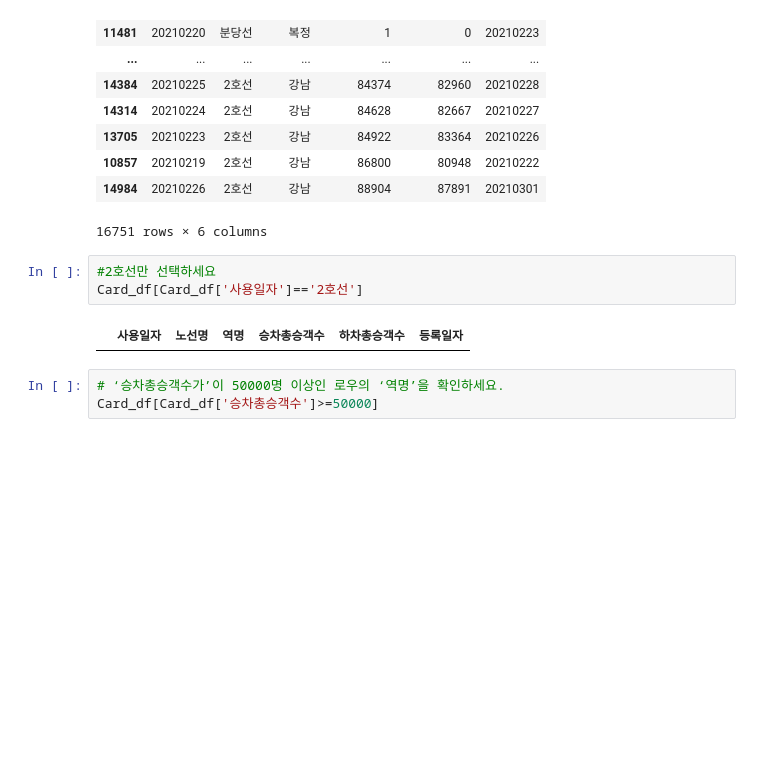
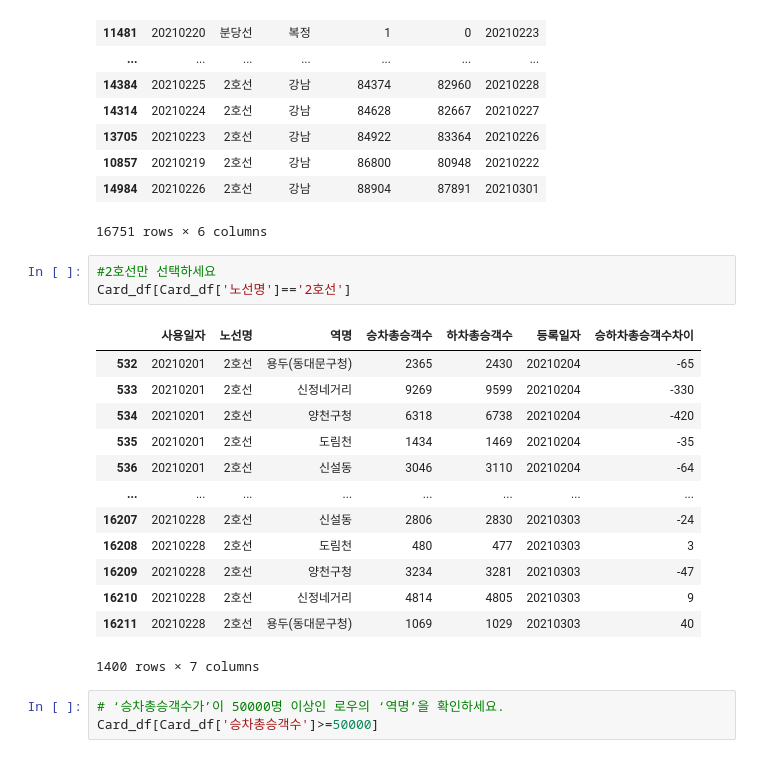
Before and after one commit to sjun4040/hipython_rep, a Jupyter notebook: 15.데이터전처리2.ipynb, the cells around one changed output. Cells and saved outputs as stored; diff of their text form; blank space fills up the shorter version.

```diff
--- a/15.데이터전처리2.ipynb
+++ b/15.데이터전처리2.ipynb
@@ -525,9 +525,21 @@ Card_df.sort_values(by='승차총승객수')
 16751 rows × 6 columns
 # %%
 #2호선만 선택하세요
-Card_df[Card_df['사용일자']=='2호선']
+Card_df[Card_df['노선명']=='2호선']
 # %% [output]
-|  | 사용일자 | 노선명 | 역명 | 승차총승객수 | 하차총승객수 | 등록일자 |
+|  | 사용일자 | 노선명 | 역명 | 승차총승객수 | 하차총승객수 | 등록일자 | 승하차총승객수차이 |
+| 532 | 20210201 | 2호선 | 용두(동대문구청) | 2365 | 2430 | 20210204 | -65 |
+| 533 | 20210201 | 2호선 | 신정네거리 | 9269 | 9599 | 20210204 | -330 |
+| 534 | 20210201 | 2호선 | 양천구청 | 6318 | 6738 | 20210204 | -420 |
+| 535 | 20210201 | 2호선 | 도림천 | 1434 | 1469 | 20210204 | -35 |
+| 536 | 20210201 | 2호선 | 신설동 | 3046 | 3110 | 20210204 | -64 |
+| ... | ... | ... | ... | ... | ... | ... | ... |
+| 16207 | 20210228 | 2호선 | 신설동 | 2806 | 2830 | 20210303 | -24 |
+| 16208 | 20210228 | 2호선 | 도림천 | 480 | 477 | 20210303 | 3 |
+| 16209 | 20210228 | 2호선 | 양천구청 | 3234 | 3281 | 20210303 | -47 |
+| 16210 | 20210228 | 2호선 | 신정네거리 | 4814 | 4805 | 20210303 | 9 |
+| 16211 | 20210228 | 2호선 | 용두(동대문구청) | 1069 | 1029 | 20210303 | 40 |
+1400 rows × 7 columns
 # %%
 # ‘승차총승객수가’이 50000명 이상인 로우의 ‘역명’을 확인하세요.
 Card_df[Card_df['승차총승객수']>=50000]
```
